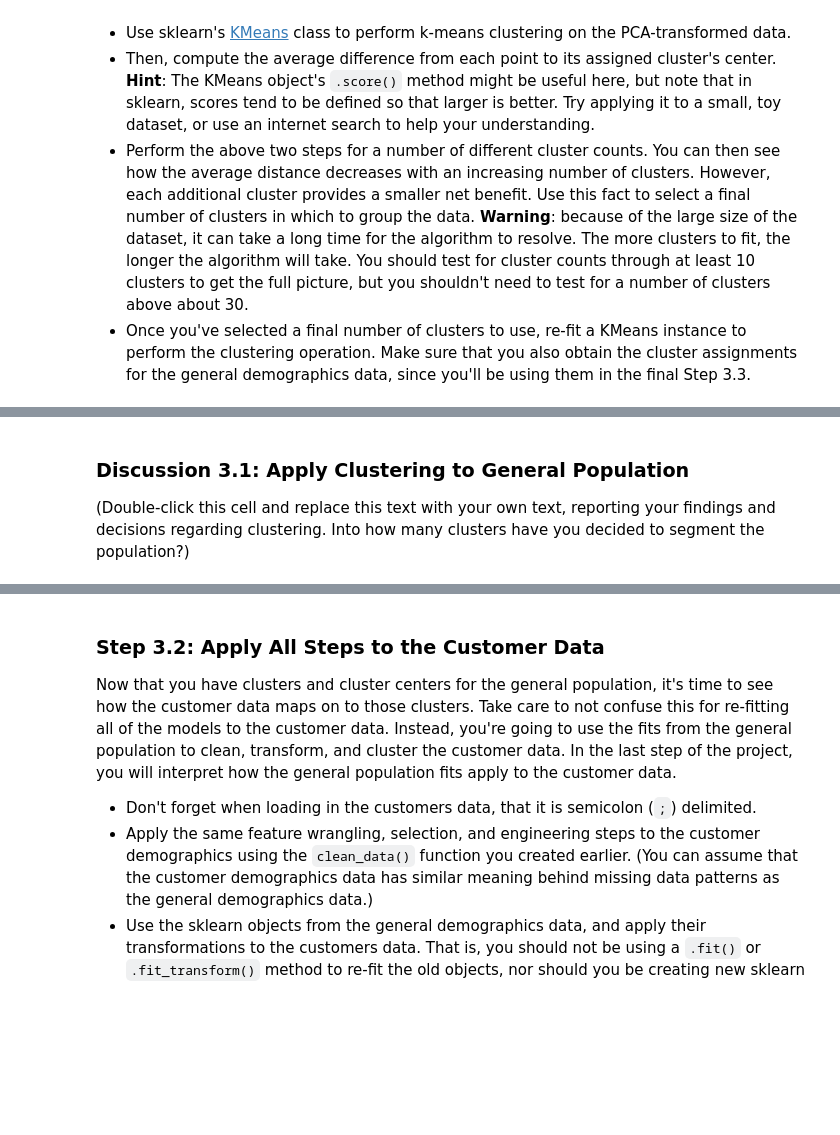
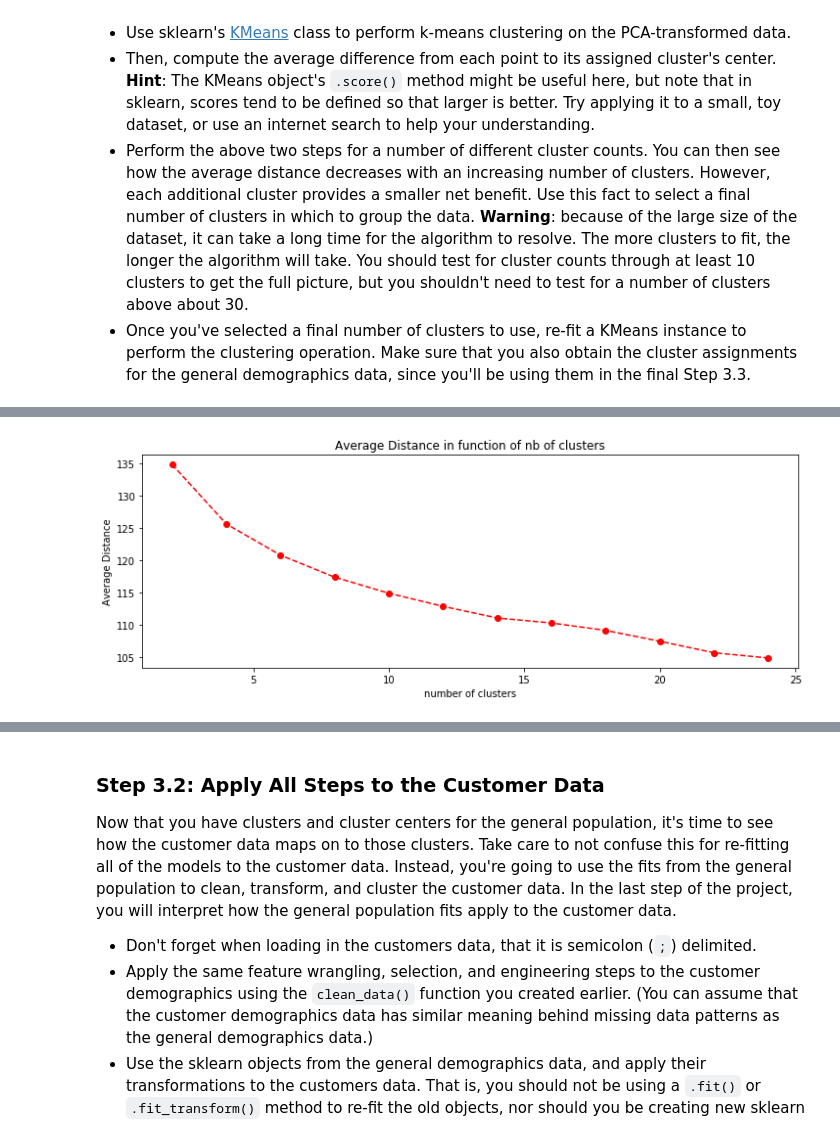
Before and after one commit to teodorwisniewski/ML_Sklearn_and_Tensorflow, a Jupyter notebook: 11_unspuervised_learning/Identify_Customer_Segments.ipynb, the cells around one changed output, grey strips where cells are left out. Cells and saved outputs as stored; diff of their text form; code cells hidden in the pictures; blank space fills up the shorter version.

```diff
--- a/11_unspuervised_learning/Identify_Customer_Segments.ipynb
+++ b/11_unspuervised_learning/Identify_Customer_Segments.ipynb
@@ -898,6 +900,6 @@ plt.show()
 [figure]
 # %%
 # Re-apply PCA to the data while selecting for number of components to retain.
-pca_80 = PCA(n_components=80)
-azdias_pca_80 = pca_80.fit_transform(X_t)
+pca_model = PCA(n_components=80)
+X_pca = pca_model.fit_transform(X_t)
 np.sum(pca.explained_variance_ratio_)
@@ -943,9 +1076,12 @@ You've assessed and cleaned the demographics data, then scaled and transformed t
 - Once you've selected a final number of clusters to use, re-fit a KMeans instance to perform the clustering operation. Make sure that you also obtain the cluster assignments for the general demographics data, since you'll be using them in the final Step 3.3.
 # %%
 # Over a number of different cluster counts...
-
-
+from sklearn.cluster import KMeans
+avg_distance = []
     # run k-means clustering on the data and...
-
-
+for nb_clusters in range(2,25,2):
+    kmeans = KMeans(n_clusters=nb_clusters).fit(X_pca)
+    score = np.abs(kmeans.score(X_pca))
     # compute the average within-cluster distances.
+    print(f"For n_clusters={nb_clusters}, the average within-cluster distance is {score/X_pca.shape[0]}")
+    avg_distance.append(score/X_pca.shape[0])
@@ -952,6 +1116,13 @@ You've assessed and cleaned the demographics data, then scaled and transformed t
 # %%
 # Investigate the change in within-cluster distance across number of clusters.
 # HINT: Use matplotlib's plot function to visualize this relationship.
+clusters_list = list(range(2,25,2))
+plt.plot(clusters_list, avg_distance, linestyle='--', marker='o', color='r');
+plt.xlabel('number of clusters');
+plt.ylabel('Average Distance');
+plt.title('Average Distance in function of nb of clusters');
+# %% [output]
+[figure, added]
 # %%
 # Re-fit the k-means model with the selected number of clusters and obtain
 # cluster predictions for the general population demographics data.
@@ -958,4 +1130,0 @@ You've assessed and cleaned the demographics data, then scaled and transformed t
-# %% [markdown]
-### Discussion 3.1: Apply Clustering to General Population
-
-(Double-click this cell and replace this text with your own text, reporting your findings and decisions regarding clustering. Into how many clusters have you decided to segment the population?)
```
Also changed, not shown: parts of 37 cells of this notebook.
